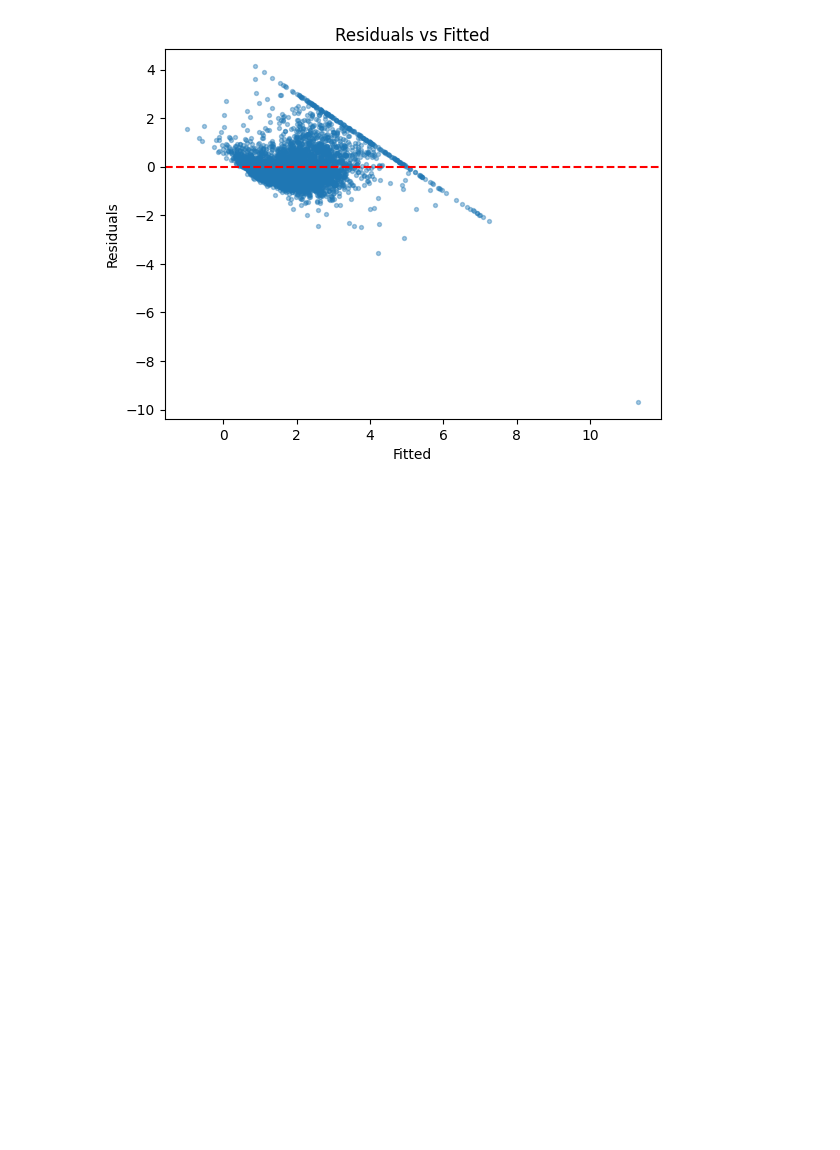
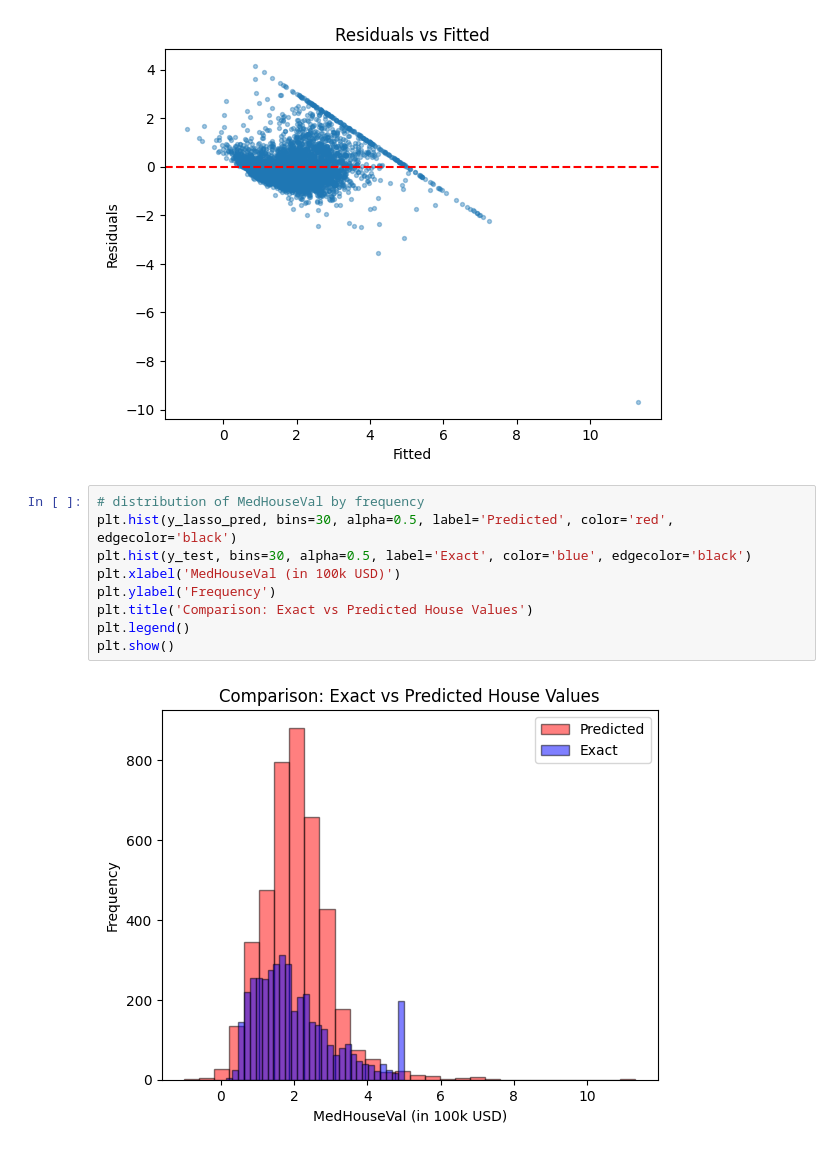
Before and after one commit to henriquefae/PSC_scikit-learn, a Jupyter notebook: Linear_models/Lin_Reg-california_housing.ipynb, the cells around one changed output. Drawn from its saved outputs; the diff is of its cells as text; blank space fills up the shorter version.

```diff
--- a/Linear_models/Lin_Reg-california_housing.ipynb
+++ b/Linear_models/Lin_Reg-california_housing.ipynb
@@ -246,3 +270,14 @@ plt.show()
 # %% [output]
 [figure]
 [figure]
+# %%
+# distribution of MedHouseVal by frequency
+plt.hist(y_lasso_pred, bins=30, alpha=0.5, label='Predicted', color='red', edgecolor='black')
+plt.hist(y_test, bins=30, alpha=0.5, label='Exact', color='blue', edgecolor='black')
+plt.xlabel('MedHouseVal (in 100k USD)')
+plt.ylabel('Frequency')
+plt.title('Comparison: Exact vs Predicted House Values')
+plt.legend()
+plt.show()
+# %% [output]
+[figure, added]
```
Also changed, not shown: parts of 6 cells of this notebook, 1 other file.
